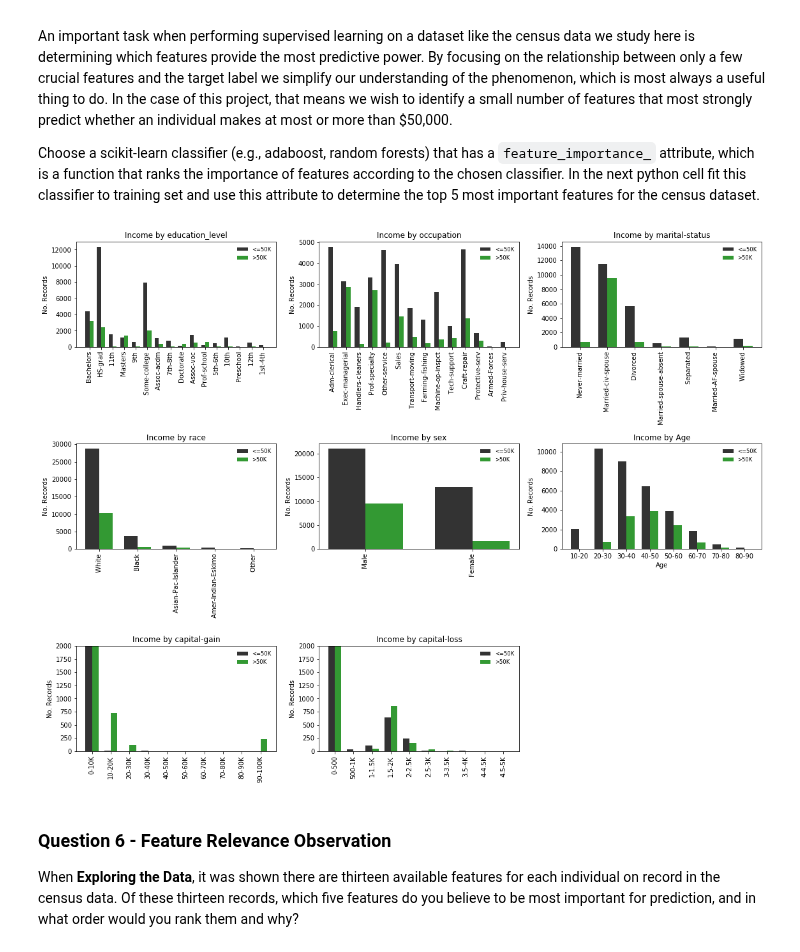
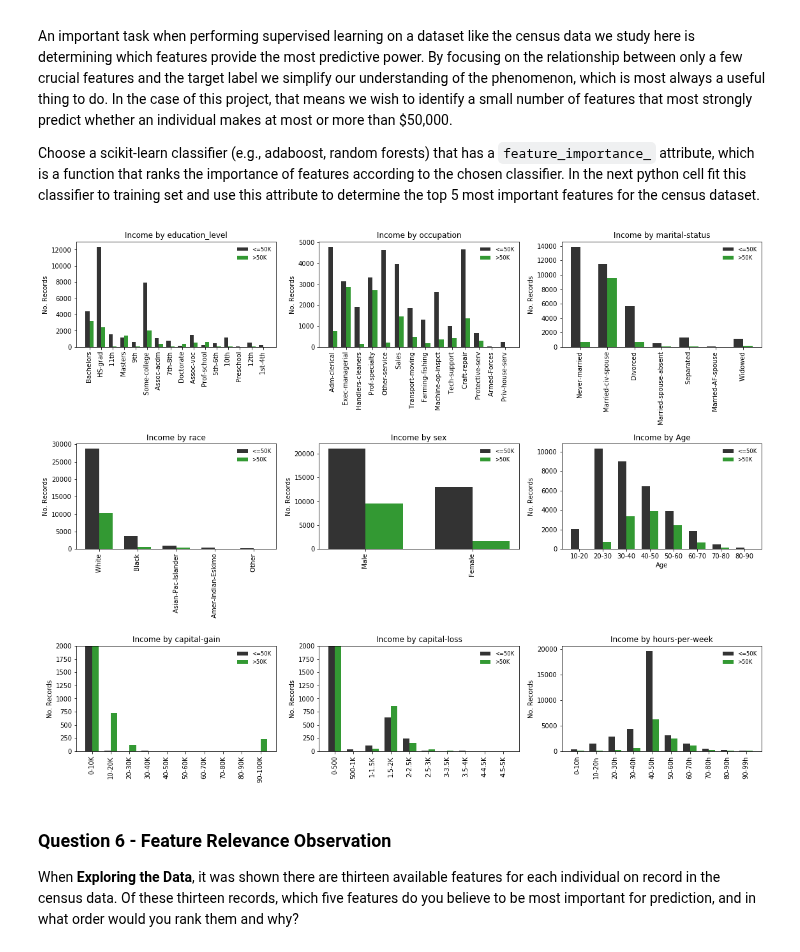
Before and after one commit to juanerolon/Income-Prediction-Machine-Learning, a Jupyter notebook: finding_donors.ipynb, the cells around one changed output. Drawn from its saved outputs; the diff is of its cells as text; code cells hidden in the pictures.

```diff
--- a/finding_donors.ipynb
+++ b/finding_donors.ipynb
@@ -768,6 +768,8 @@ Choose a scikit-learn classifier (e.g., adaboost, random forests) that has a `fe
 import numpy as np
 import pandas as pd
 import matplotlib.pyplot as plt
+
+sub_features = ['education_level', 'occupation', 'marital-status', 'race', 'sex']
 
 #create figure
 plt.figure(1, figsize=(16, 16))
@@ -828,48 +830,49 @@ plt.title('Income by Age')
 plt.xticks(index + bar_width / 2.0, age_groups)
 plt.legend(frameon=False, loc='upper right', fontsize='small')
 
-# create extra subplots for 'capital-gain', 'capital-loss'
+# create extra subplot for 'capital-gain', 'capital-loss'
 
 cap_gain_groups = ['0-10K', '10-20K', '20-30K', '30-40K', '40-50K', '50-60K', '60-70K', '70-80K', '80-90K', '90-100K']
 cap_loss_groups = ['0-500', '500-1K', '1-1.5K', '1.5-2K', '2-2.5K', '2.5-3K', '3-3.5K', '3.5-4K','4-4.5K', '4.5-5K']
-gr_set = [cap_gain_groups, cap_loss_groups]
-cap_feat = ['capital-gain', 'capital-loss']
+weekly_hours = ['0-10h', '10-20h', '20-30h', '30-40h', '40-50h', '50-60h', '60-70h', '70-80h','80-90h', '90-99h']
+gr_set = [cap_gain_groups, cap_loss_groups, weekly_hours]
+cap_feat = ['capital-gain', 'capital-loss', 'hours-per-week']
 
 for m, feat in enumerate(cap_feat):
     n_groups_cap = len(gr_set[m])
     less_than_50 = [0] * n_groups_cap
     more_than_50 = [0] * n_groups_cap
     d_cap = 0
-    steps = [10000, 500]
+    steps = [10000, 500,10]
     offset = 0
     for agn in range(len(gr_set[m])):
         if agn == len(gr_set[m]) - 1: offset = 100
         for row in range(len(features_raw)):
             if d_cap <= features_raw[feat][row] < d_cap + steps[m] + offset and income_raw[row].strip() == '>50K':
                 more_than_50[agn] += 1
             elif d_cap <= features_raw[feat][row] < d_cap + steps[m] + offset and income_raw[row].strip() == '<=50K':
                 less_than_50[agn] += 1
         d_cap += steps[m]
 
     # create subplots
     plt.subplot(nrows, ncols, plot_num + 1)
     index = np.arange(n_groups_cap)
     bar_width = 0.35
     opacity = 0.8
     rects1 = plt.bar(index, less_than_50, bar_width, alpha=opacity, color='k', label='<=50K')
     rects2 = plt.bar(index + bar_width, more_than_50, bar_width, alpha=opacity, color='g', label='>50K')
     plt.title('Income by {}'.format(feat))
     plt.ylabel('No. Records')
-    plt.xlabel(feat)
-    plt.ylim((0, 2000))
+    if feat in ['capital-gain', 'capital-loss']:
+        plt.ylim((0, 2000))
     plt.xticks(index + bar_width / 2.0, gr_set[m], rotation='vertical')
     plt.legend(frameon=False, loc='upper right', fontsize='small')
     plot_num += 1
 
 plt.tight_layout()
 plt.show()
 # %% [output]
-[figure, old version]
+[figure, new version]
 # %% [markdown]
 ### Question 6 - Feature Relevance Observation
 When **Exploring the Data**, it was shown there are thirteen available features for each individual on record in the census data. Of these thirteen records, which five features do you believe to be most important for prediction, and in what order would you rank them and why?
```
Also changed, not shown: parts of 2 cells of this notebook.
